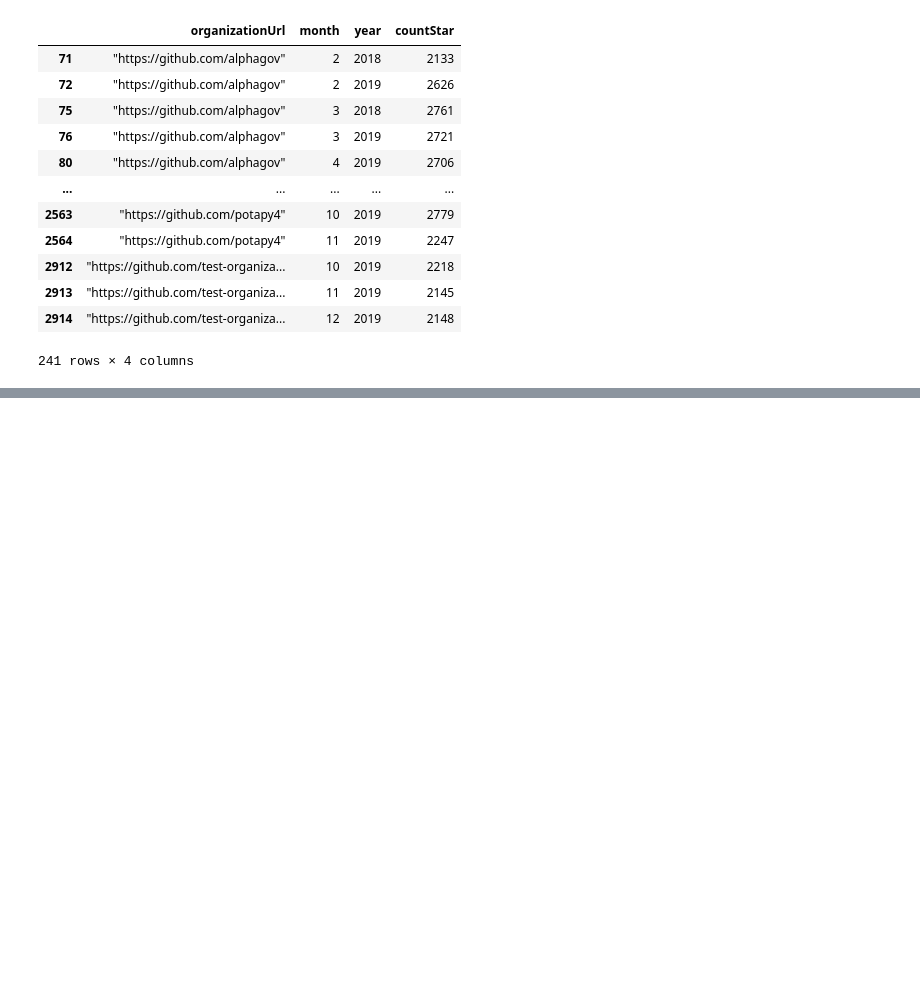
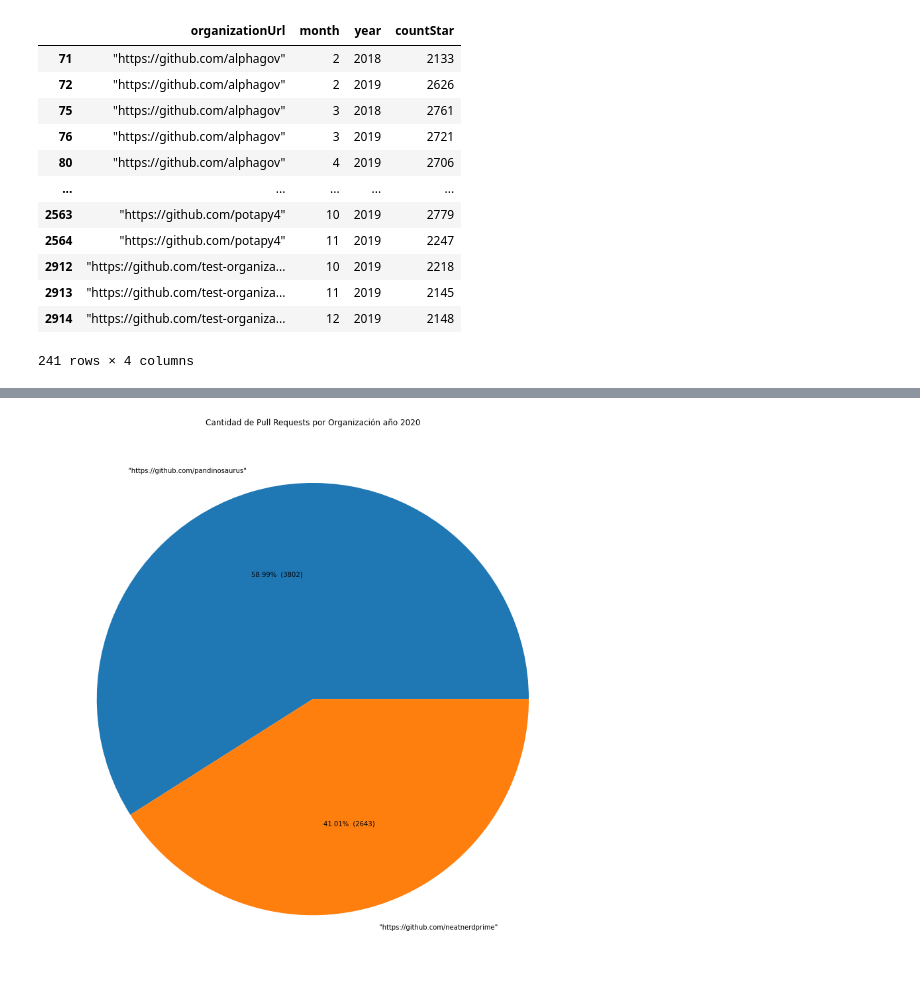
Before and after one commit to mnmallea/tp_procesamiento_seniales, a Jupyter notebook: notebooks/prueba.ipynb, the cells around one changed output, grey strips where cells are left out. Saved outputs shown, nothing was run; the diff lists cells and outputs as text; code cells hidden in the pictures; blank space fills up the shorter version.

```diff
--- a/notebooks/prueba.ipynb
+++ b/notebooks/prueba.ipynb
@@ -112,0 +120,17 @@ plot_data.plot(legend=False)
+# %%
+labels = plot_data2020.index
+plt.figure(figsize=(15,15))
+
+def make_autopct(values):
+       def my_autopct(pct):
+           total = sum(values)
+           val = int(round(pct*total/100.0))
+           return '{p:.2f}%  ({v:d})'.format(p=pct,v=val)
+       return my_autopct
+
+plt.pie(plot_data2020.countStar[:15] ,labels = labels[:15],autopct=make_autopct(plot_data2020.countStar[:15]))
+plt.title('Cantidad de Pull Requests por Organización año 2020')
+
+plt.show()
+# %% [output]
+[figure, added]
```
Also changed, not shown: parts of 5 cells of this notebook, 1 other file.
